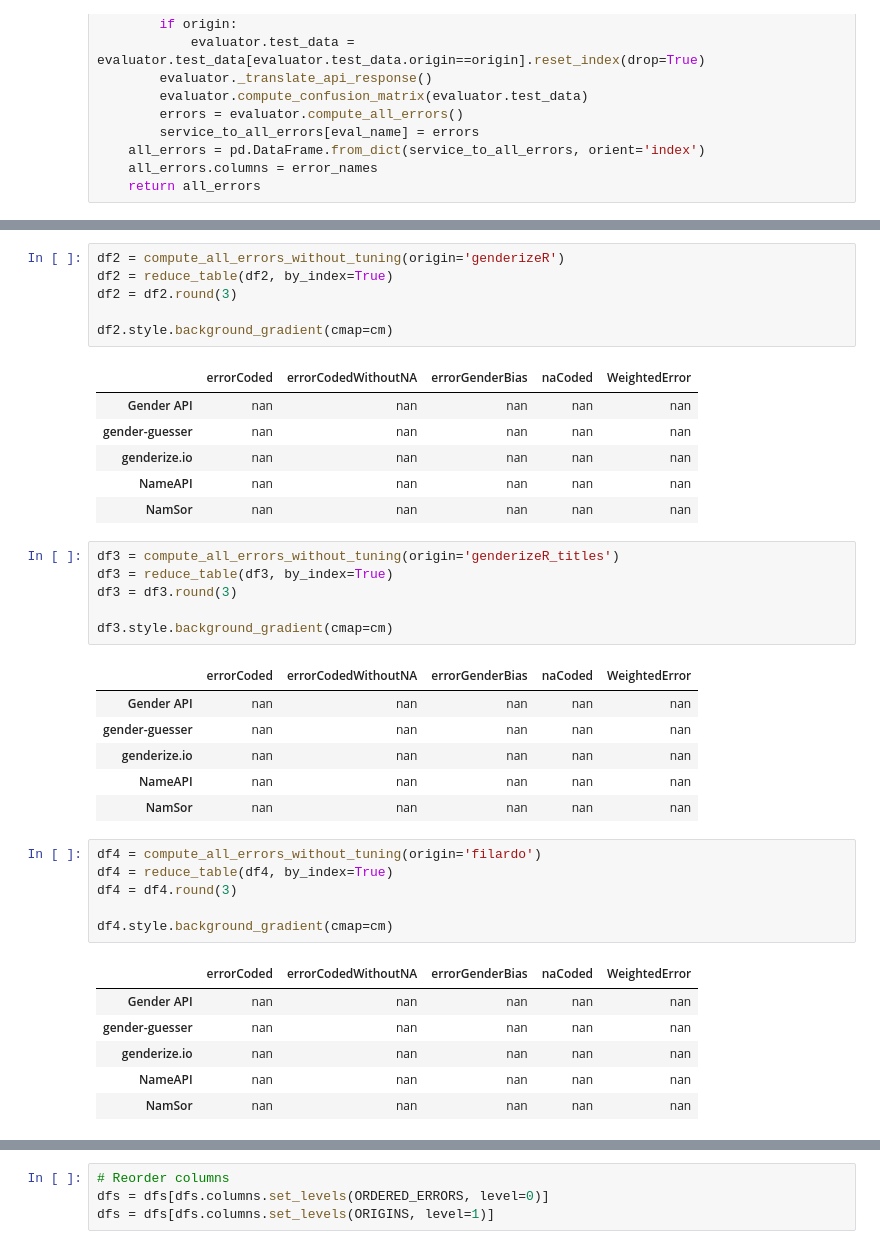
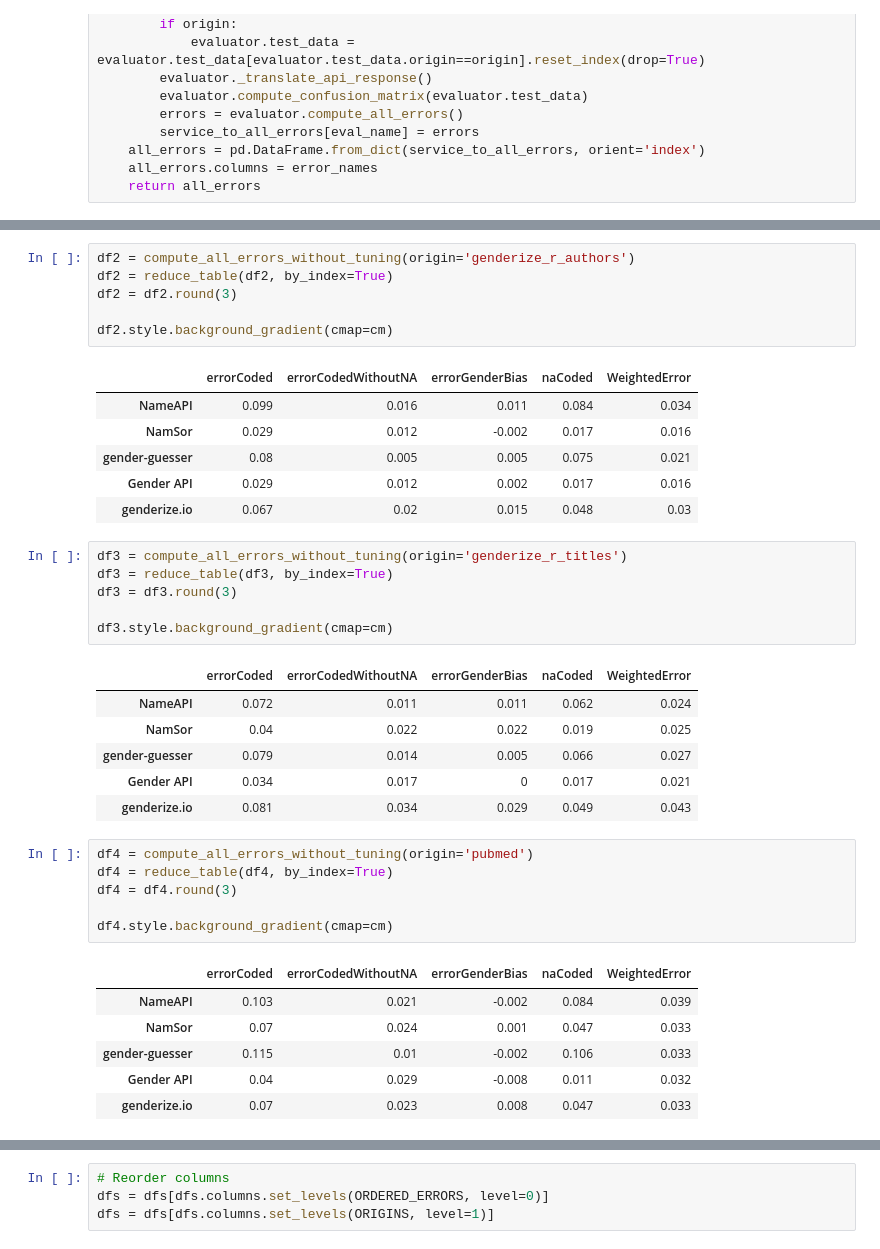
Before and after one commit to GenderGapSTEM-PublicationAnalysis/name_gender_inference, a Jupyter notebook: name_gender_inference/notebooks/Evaluation_split_datasets.ipynb, the cells around one changed output, grey strips where cells are left out. Cells and saved outputs as stored; diff of their text form.

```diff
--- a/name_gender_inference/notebooks/Evaluation_split_datasets.ipynb
+++ b/name_gender_inference/notebooks/Evaluation_split_datasets.ipynb
@@ -106,40 +111,40 @@ df1.style.background_gradient(cmap=cm)
 # %%
-df2 = compute_all_errors_without_tuning(origin='genderizeR')
+df2 = compute_all_errors_without_tuning(origin='genderize_r_authors')
 df2 = reduce_table(df2, by_index=True)
 df2 = df2.round(3)
 
 df2.style.background_gradient(cmap=cm)
 # %% [output]
 |  | errorCoded | errorCodedWithoutNA | errorGenderBias | naCoded | WeightedError |
-| Gender API | nan | nan | nan | nan | nan |
-| gender-guesser | nan | nan | nan | nan | nan |
-| genderize.io | nan | nan | nan | nan | nan |
-| NameAPI | nan | nan | nan | nan | nan |
-| NamSor | nan | nan | nan | nan | nan |
+| NameAPI | 0.099 | 0.016 | 0.011 | 0.084 | 0.034 |
+| NamSor | 0.029 | 0.012 | -0.002 | 0.017 | 0.016 |
+| gender-guesser | 0.08 | 0.005 | 0.005 | 0.075 | 0.021 |
+| Gender API | 0.029 | 0.012 | 0.002 | 0.017 | 0.016 |
+| genderize.io | 0.067 | 0.02 | 0.015 | 0.048 | 0.03 |
 # %%
-df3 = compute_all_errors_without_tuning(origin='genderizeR_titles')
+df3 = compute_all_errors_without_tuning(origin='genderize_r_titles')
 df3 = reduce_table(df3, by_index=True)
 df3 = df3.round(3)
 
 df3.style.background_gradient(cmap=cm)
 # %% [output]
 |  | errorCoded | errorCodedWithoutNA | errorGenderBias | naCoded | WeightedError |
-| Gender API | nan | nan | nan | nan | nan |
-| gender-guesser | nan | nan | nan | nan | nan |
-| genderize.io | nan | nan | nan | nan | nan |
-| NameAPI | nan | nan | nan | nan | nan |
-| NamSor | nan | nan | nan | nan | nan |
+| NameAPI | 0.072 | 0.011 | 0.011 | 0.062 | 0.024 |
+| NamSor | 0.04 | 0.022 | 0.022 | 0.019 | 0.025 |
+| gender-guesser | 0.079 | 0.014 | 0.005 | 0.066 | 0.027 |
+| Gender API | 0.034 | 0.017 | 0 | 0.017 | 0.021 |
+| genderize.io | 0.081 | 0.034 | 0.029 | 0.049 | 0.043 |
 # %%
-df4 = compute_all_errors_without_tuning(origin='filardo')
+df4 = compute_all_errors_without_tuning(origin='pubmed')
 df4 = reduce_table(df4, by_index=True)
 df4 = df4.round(3)
 
 df4.style.background_gradient(cmap=cm)
 # %% [output]
 |  | errorCoded | errorCodedWithoutNA | errorGenderBias | naCoded | WeightedError |
-| Gender API | nan | nan | nan | nan | nan |
-| gender-guesser | nan | nan | nan | nan | nan |
-| genderize.io | nan | nan | nan | nan | nan |
-| NameAPI | nan | nan | nan | nan | nan |
-| NamSor | nan | nan | nan | nan | nan |
+| NameAPI | 0.103 | 0.021 | -0.002 | 0.084 | 0.039 |
+| NamSor | 0.07 | 0.024 | 0.001 | 0.047 | 0.033 |
+| gender-guesser | 0.115 | 0.01 | -0.002 | 0.106 | 0.033 |
+| Gender API | 0.04 | 0.029 | -0.008 | 0.011 | 0.032 |
+| genderize.io | 0.07 | 0.023 | 0.008 | 0.047 | 0.033 |
 # %%
```
Also changed, not shown: parts of 8 cells of this notebook.
